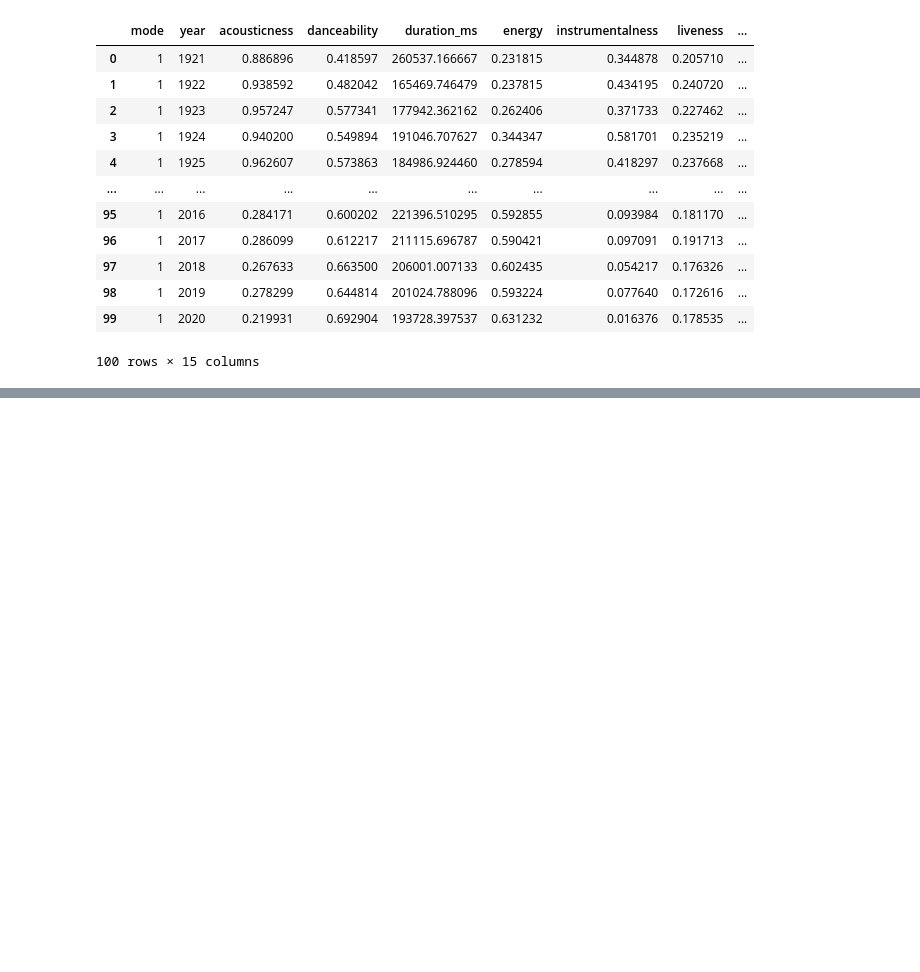
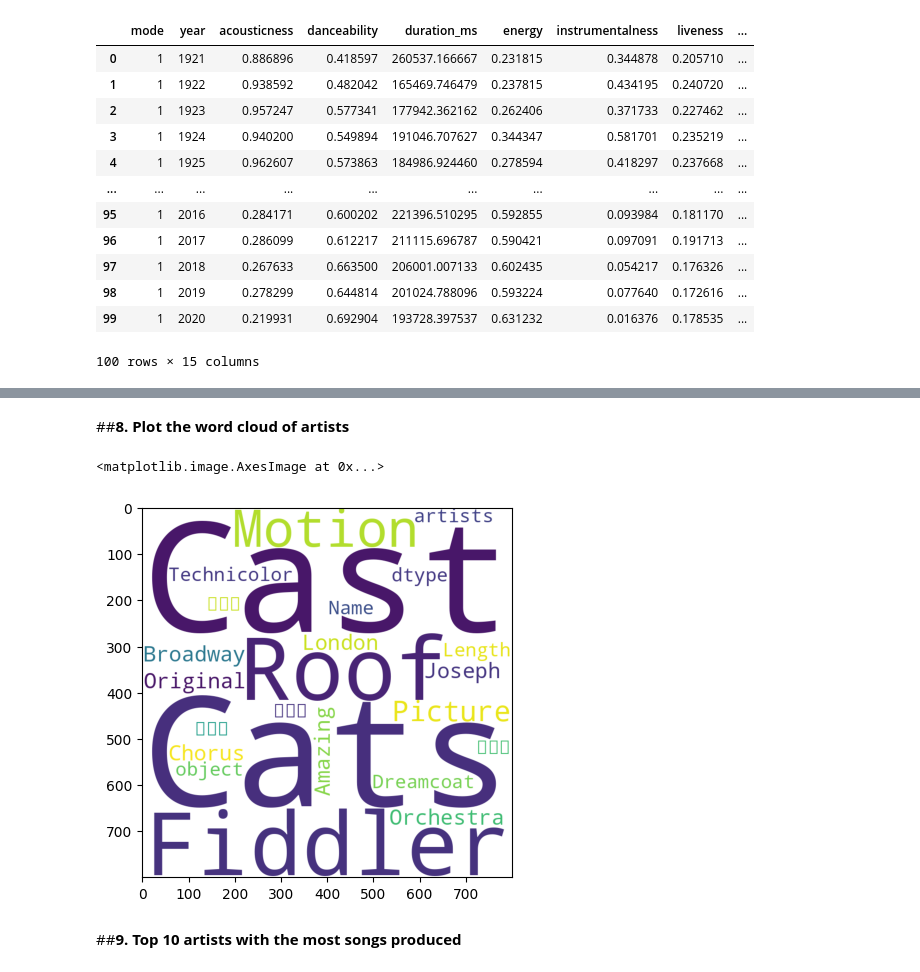
Before and after one commit to ilaid58/gomycode_LabPhase, a Jupyter notebook: LabPhase.ipynb, the cells around one changed output, grey strips where cells are left out. Drawn from its saved outputs; the diff is of its cells as text; code cells hidden in the pictures; blank space fills up the shorter version.

```diff
--- a/LabPhase.ipynb
+++ b/LabPhase.ipynb
@@ -163,0 +231,9 @@ data_by_year
+# %% [markdown]
+##**8. Plot the word cloud of artists**
+# %%
+plt.imshow(wordcloud_artists)
+# %% [output]
+<matplotlib.image.AxesImage at 0x...>
+[figure, added]
+# %% [markdown]
+##**9. Top 10 artists with the most songs produced**
```
Also changed, not shown: parts of 27 cells of this notebook.
